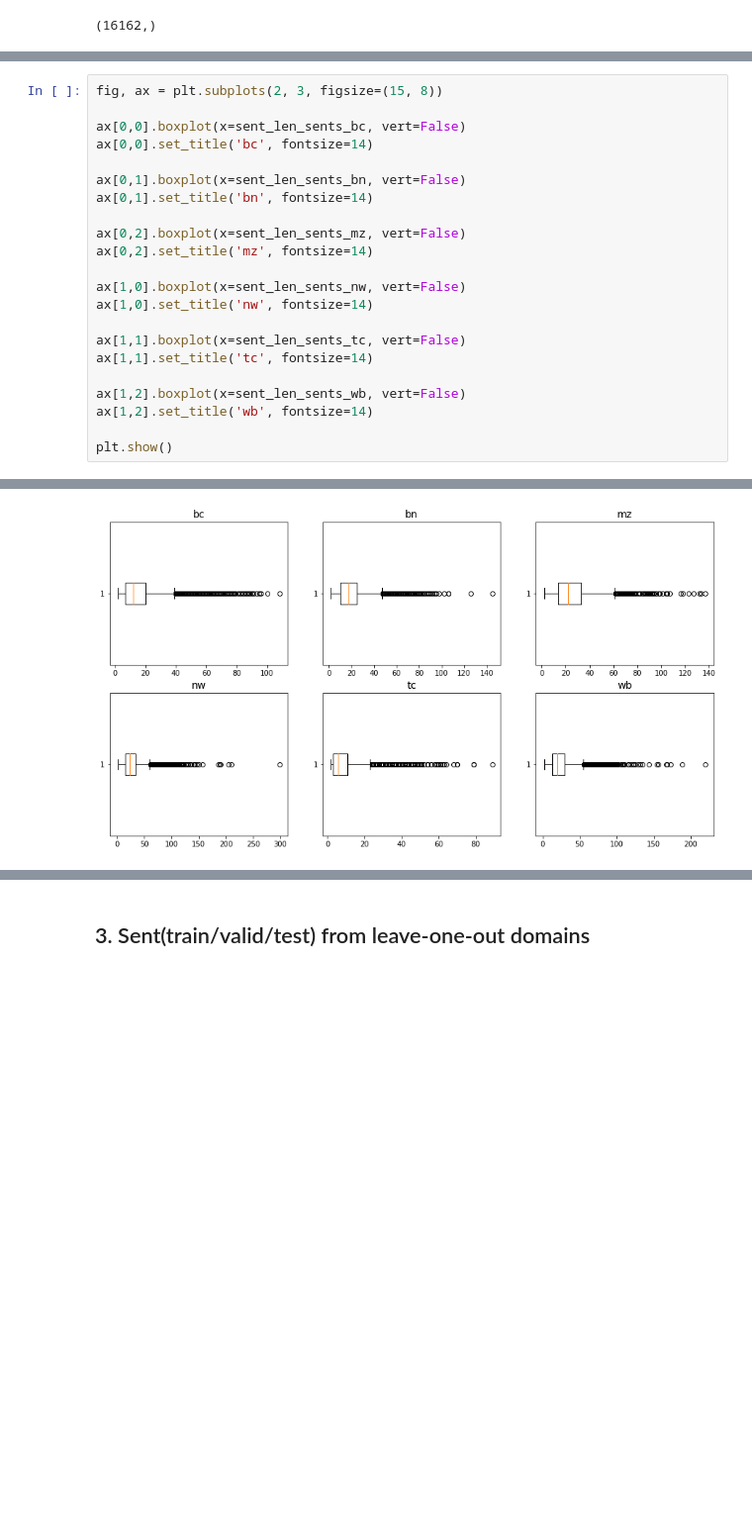
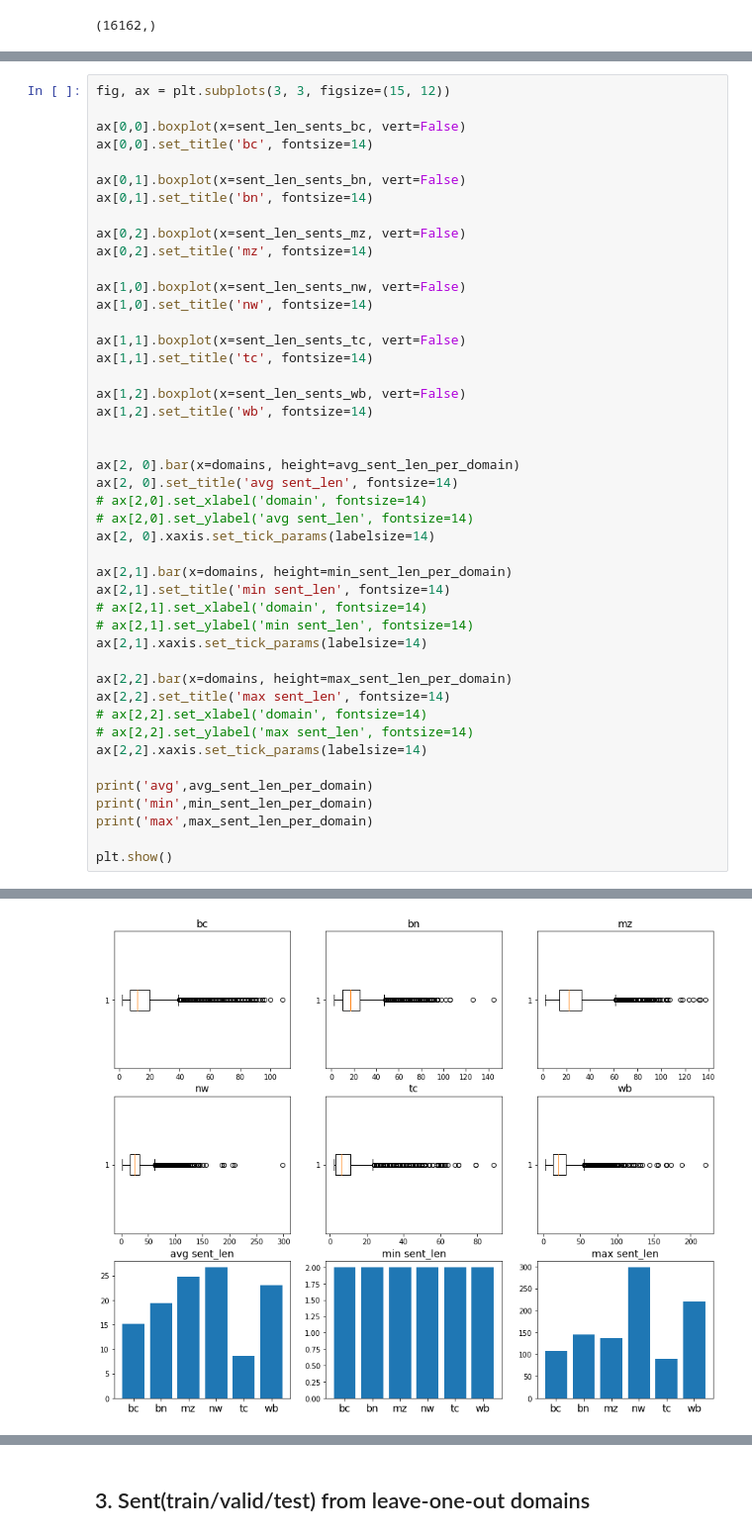
Before and after one commit to ixiaopan/NER_Tagger, a Jupyter notebook: corpus_profile.ipynb, the cells around one changed output, grey strips where cells are left out. Shown at 99% size. Saved outputs shown, nothing was run; the diff lists cells and outputs as text; blank space fills up the shorter version.

```diff
--- a/corpus_profile.ipynb
+++ b/corpus_profile.ipynb
@@ -219,5 +298,5 @@ sent_len_sents_bc.shape
 # %%
-fig, ax = plt.subplots(2, 3, figsize=(15, 8))
+fig, ax = plt.subplots(3, 3, figsize=(15, 12))
 
 ax[0,0].boxplot(x=sent_len_sents_bc, vert=False)
 ax[0,0].set_title('bc', fontsize=14)
@@ -237,5 +316,28 @@ ax[1,1].set_title('tc', fontsize=14)
 ax[1,2].boxplot(x=sent_len_sents_wb, vert=False)
 ax[1,2].set_title('wb', fontsize=14)
 
+
+ax[2, 0].bar(x=domains, height=avg_sent_len_per_domain)
+ax[2, 0].set_title('avg sent_len', fontsize=14)
+# ax[2,0].set_xlabel('domain', fontsize=14)
+# ax[2,0].set_ylabel('avg sent_len', fontsize=14)
+ax[2, 0].xaxis.set_tick_params(labelsize=14)
+
+ax[2,1].bar(x=domains, height=min_sent_len_per_domain)
+ax[2,1].set_title('min sent_len', fontsize=14)
+# ax[2,1].set_xlabel('domain', fontsize=14)
+# ax[2,1].set_ylabel('min sent_len', fontsize=14)
+ax[2,1].xaxis.set_tick_params(labelsize=14)
+
+ax[2,2].bar(x=domains, height=max_sent_len_per_domain)
+ax[2,2].set_title('max sent_len', fontsize=14)
+# ax[2,2].set_xlabel('domain', fontsize=14)
+# ax[2,2].set_ylabel('max sent_len', fontsize=14)
+ax[2,2].xaxis.set_tick_params(labelsize=14)
+
+print('avg',avg_sent_len_per_domain)
+print('min',min_sent_len_per_domain)
+print('max',max_sent_len_per_domain)
+
 plt.show()
 # %% [output]
@@ -242 +347 @@ plt.show()
-[figure, old version]
+[figure, new version]
```
Also changed, not shown: parts of 10 cells of this notebook, 8 other files.
